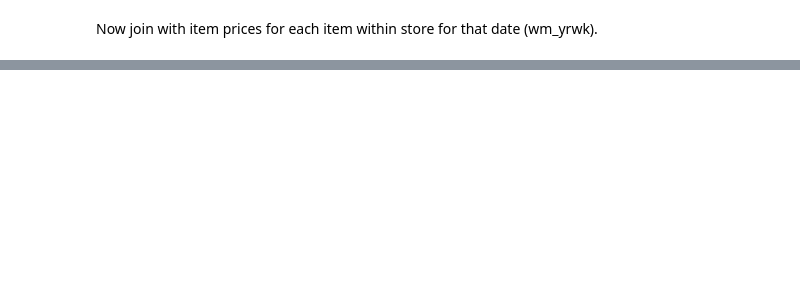
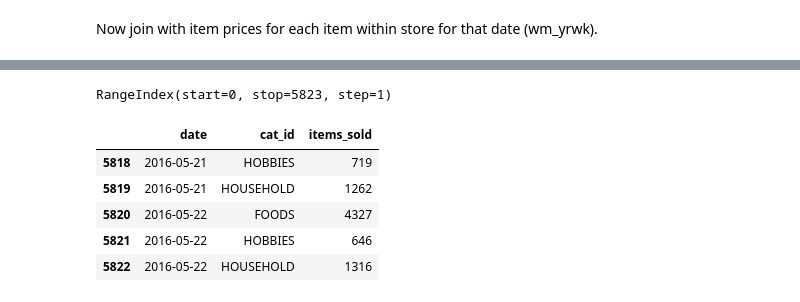
Before and after one commit to chriseisbrown/kaggle, a Jupyter notebook: bigquery_trial.ipynb, the cells around one changed output, grey strips where cells are left out. Saved outputs shown, nothing was run; the diff lists cells and outputs as text; code cells hidden in the pictures; blank space fills up the shorter version.

```diff
--- a/bigquery_trial.ipynb
+++ b/bigquery_trial.ipynb
@@ -124,3 +215,16 @@ df.loc[df['wm_yr_wk'] == 11101]
+# %%
+df_sales.index
+# %% [output]
+RangeIndex(start=0, stop=5823, step=1)
+# %%
+df_sales.tail()
+# %% [output]
+|  | date | cat_id | items_sold |
+| 5818 | 2016-05-21 | HOBBIES | 719 |
+| 5819 | 2016-05-21 | HOUSEHOLD | 1262 |
+| 5820 | 2016-05-22 | FOODS | 4327 |
+| 5821 | 2016-05-22 | HOBBIES | 646 |
+| 5822 | 2016-05-22 | HOUSEHOLD | 1316 |
 # %%
 def plot_values(df, from_date=None, target=None):
     fig = px.bar(df.loc[df['date'] >= from_date], x='date', \
```
Also changed, not shown: parts of 18 cells of this notebook.
